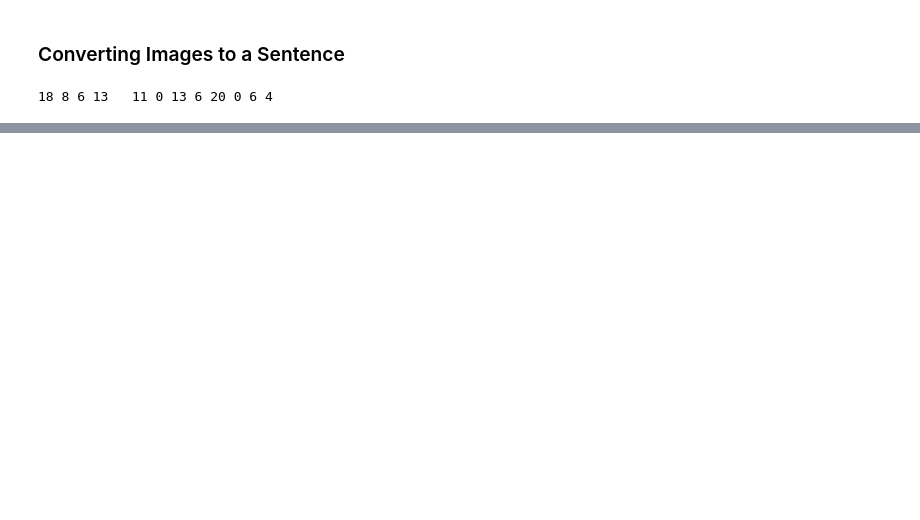
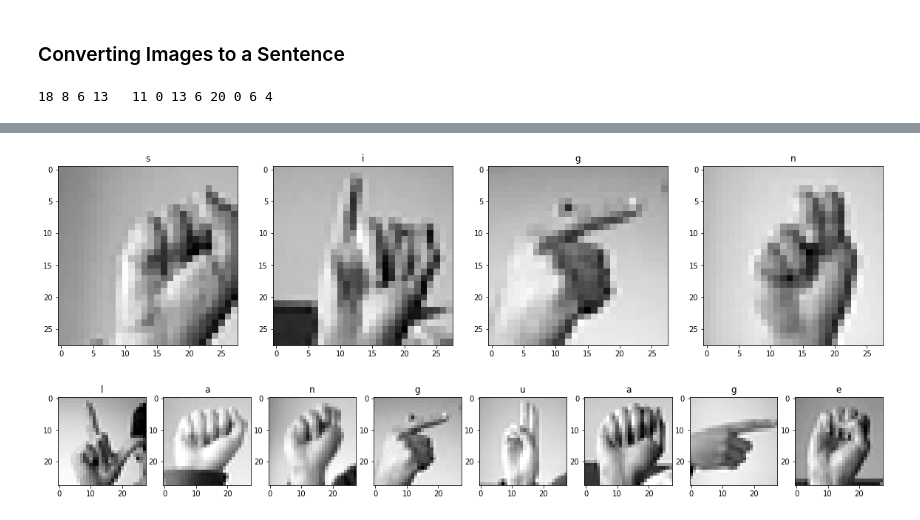
Before and after one commit to Sathwick-Reddy-M/Sign-Language-Recognition, a Jupyter notebook: sign-language-recognition.ipynb, the cells around one changed output, grey strips where cells are left out. Drawn from its saved outputs; the diff is of its cells as text; code cells hidden in the pictures; blank space fills up the shorter version.

Commit message:
Create evaluate_model and test_on_sentence funcs

```diff
--- a/sign-language-recognition.ipynb
+++ b/sign-language-recognition.ipynb
@@ -241,0 +255,38 @@ for word in sentence.split():
+# %%
+def test_on_sentence(model, sentence, X_test, y_test, figsize=(20, 20)):
+    # Random images are taken from X_test along with the corresponding labels in y_test
+    # based on the letters in the sentence.
+    # These images are fed to the model and its output is printed
+
+    d = {chr(ord('a') + i):i for i in range(26)}
+    d_rev = {i:chr(ord('a') + i) for i in range(26)}
+    d[' '] = d_rev[' '] = ' '
+
+
+    images_taken = []
+    result = ''
+
+    X_test_reshape = tf.reshape(X_test, [-1, 28, 28, 1])
+
+
+    for i in sentence:
+        if i != ' ':
+            char_index = np.random.choice(y_test[y_test==ord(i)-ord('a')].index)
+            images_taken.append(char_index)
+            y_pred = model.predict(tf.reshape(X_test_reshape[char_index], [1, 28, 28, 1]))
+            result += d_rev[label_binarizer.inverse_transform(y_pred)[0]]
+        else:
+            result += ' '
+
+    print(f'The actual sentence is "{sentence}"')
+    print(f'The predicted sentence is "{result}"')
+
+    images_taken.reverse()
+    for word in sentence.split():
+        fig, ax = plt.subplots(1, len(word), figsize=figsize)
+        for i in range(len(word)):
+            ax[i].imshow(X_test_reshape[images_taken.pop()], cmap='gray')
+            ax[i].set_title(word[i])
+# %%
+test_on_sentence(best_model, 'sign language', test_df.drop('label', axis=1), test_df['label'])
+# %% [output]
@@ -241,0 +307,2 @@ for word in sentence.split():
+[figure, added]
+[figure, added]
```
Also changed, not shown: parts of 7 cells of this notebook.
